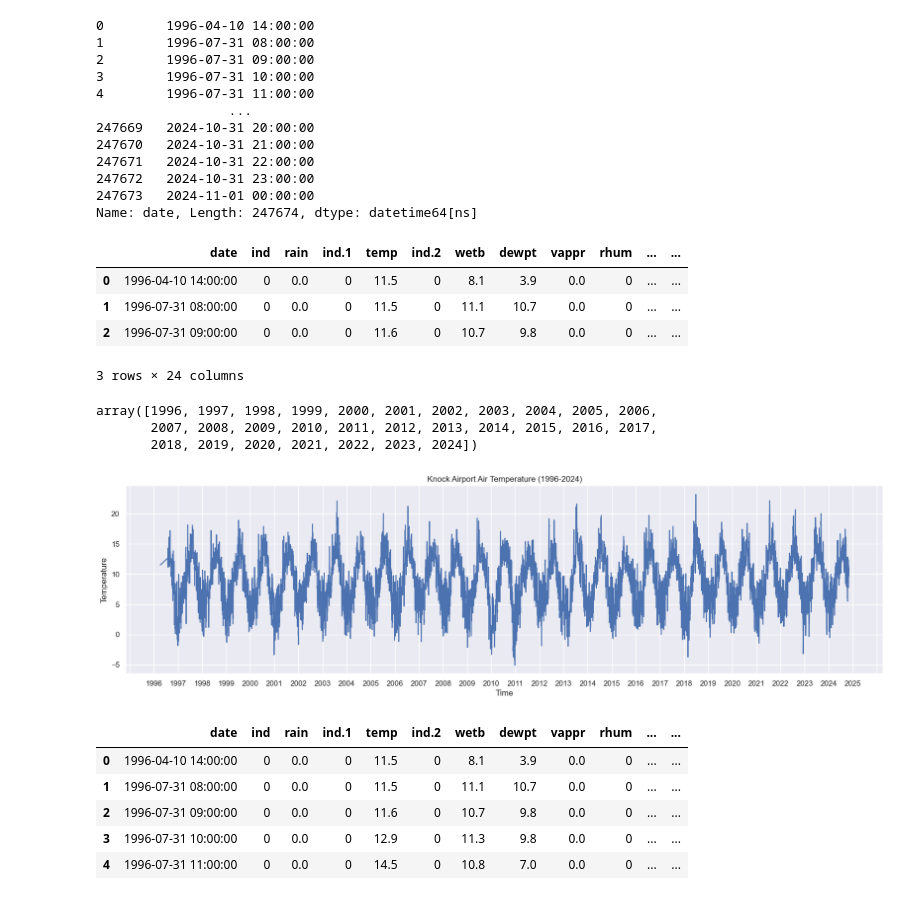
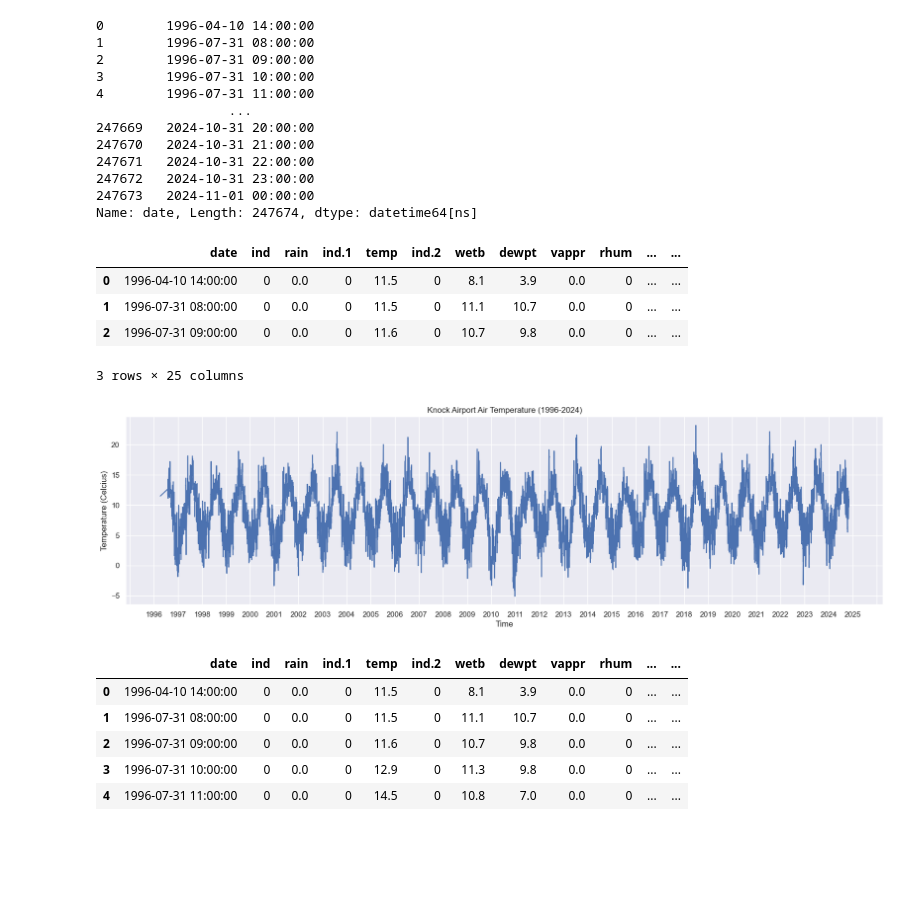
Before and after one commit to NiallRussell/PDFA-assignments, a Jupyter notebook: assignment_6_weather.ipynb, the cells around one changed output. Drawn from its saved outputs; the diff is of its cells as text; code cells hidden in the pictures; blank space fills up the shorter version.

```diff
--- a/assignment_6_weather.ipynb
+++ b/assignment_6_weather.ipynb
@@ -45,7 +45,7 @@ df["date"]
 247673   2024-11-01 00:00:00
 Name: date, Length: 247674, dtype: datetime64[ns]
 # %%
-df = df.assign(new_date=df["date"].dt.date, new_time=df["date"].dt.time, year = df["date"].dt.year)
+df = df.assign(new_date=df["date"].dt.date, new_time=df["date"].dt.time, year = df["date"].dt.year, month = df["date"].dt.month)
 # %%
 df.head(3)
 # %% [output]
@@ -53,40 +53,22 @@ df.head(3)
 | 0 | 1996-04-10 14:00:00 | 0 | 0.0 | 0 | 11.5 | 0 | 8.1 | 3.9 | 0.0 | 0 | ... | ... |
 | 1 | 1996-07-31 08:00:00 | 0 | 0.0 | 0 | 11.5 | 0 | 11.1 | 10.7 | 0.0 | 0 | ... | ... |
 | 2 | 1996-07-31 09:00:00 | 0 | 0.0 | 0 | 11.6 | 0 | 10.7 | 9.8 | 0.0 | 0 | ... | ... |
-3 rows × 24 columns
+3 rows × 25 columns
-# %%
-years = df["year"].unique()
-years
-# %% [output]
-array([1996, 1997, 1998, 1999, 2000, 2001, 2002, 2003, 2004, 2005, 2006,
-       2007, 2008, 2009, 2010, 2011, 2012, 2013, 2014, 2015, 2016, 2017,
-       2018, 2019, 2020, 2021, 2022, 2023, 2024])
 # %%
 fig = plt.subplots(figsize = (20,5))
-sns.lineplot(data = df, x = "new_date", y =  "temp", errorbar = None).set(title = "Knock Airport Air Temperature (1996-2024)", xlabel = "Time", ylabel = "Temperature")
+sns.lineplot(data = df, x = "new_date", y =  "temp", errorbar = None).set(title = "Knock Airport Air Temperature (1996-2024)", xlabel = "Time", ylabel = "Temperature (Celcius)")
 
 ax = plt.gca()
-#plt.margins(x=-.1)
-#ax.set_xlim(36,55)
-#ax.xaxis.set_major_locator(ticker.MultipleLocator(10))
 locator = mdates.YearLocator(1)
-#locator.MAXTICKS = 33
 ax.xaxis.set_major_locator(locator)
+
 xticks = ax.xaxis.get_major_ticks()
 xticks[-1].label1.set_visible(False)
 xticks[1].label1.set_visible(False)
-#ax.set_xlim([df["new_date"][1996], df["new_date"][2025]])
-#ax.set(title = "Knock Airport Air Temperature (1996-2024)", xlabel = "Time", ylabel = "Temperature")
-#ax.set_xticks(range(1996,2024))
-#ax.xaxis.set_major_locator(ticker.MultipleLocator(5))
-#ax.xaxis.set_major_formatter(ticker.ScalarFormatter())
-#plt.xticks(years)
-#plt.xticks(np.arange(5), (1996, 2000, 2008, 2016, 2024))
-#ax.set_xticks(years)
-#sns.set_theme(rc = {'figure.figsize':(20, 5)})
+
 plt.show()
 # %% [output]
-[figure, old version]
+[figure, new version]
 # %%
 df.head(5)
 # %% [output]
```
Also changed, not shown: parts of 7 cells of this notebook.
